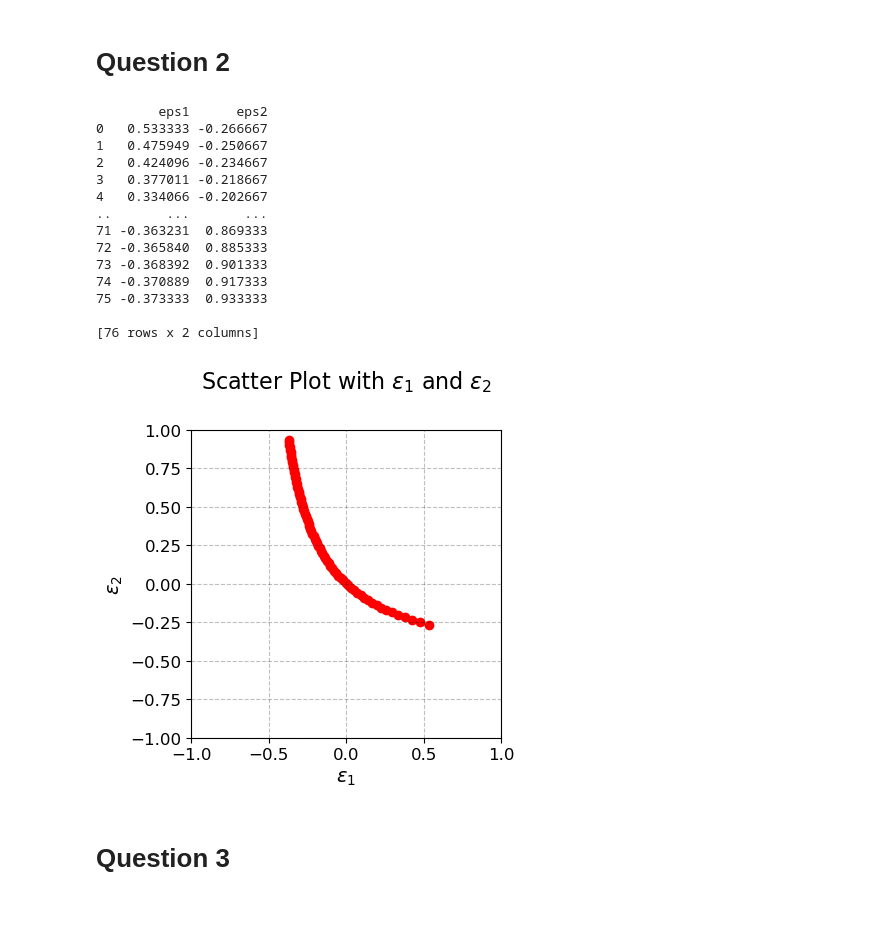
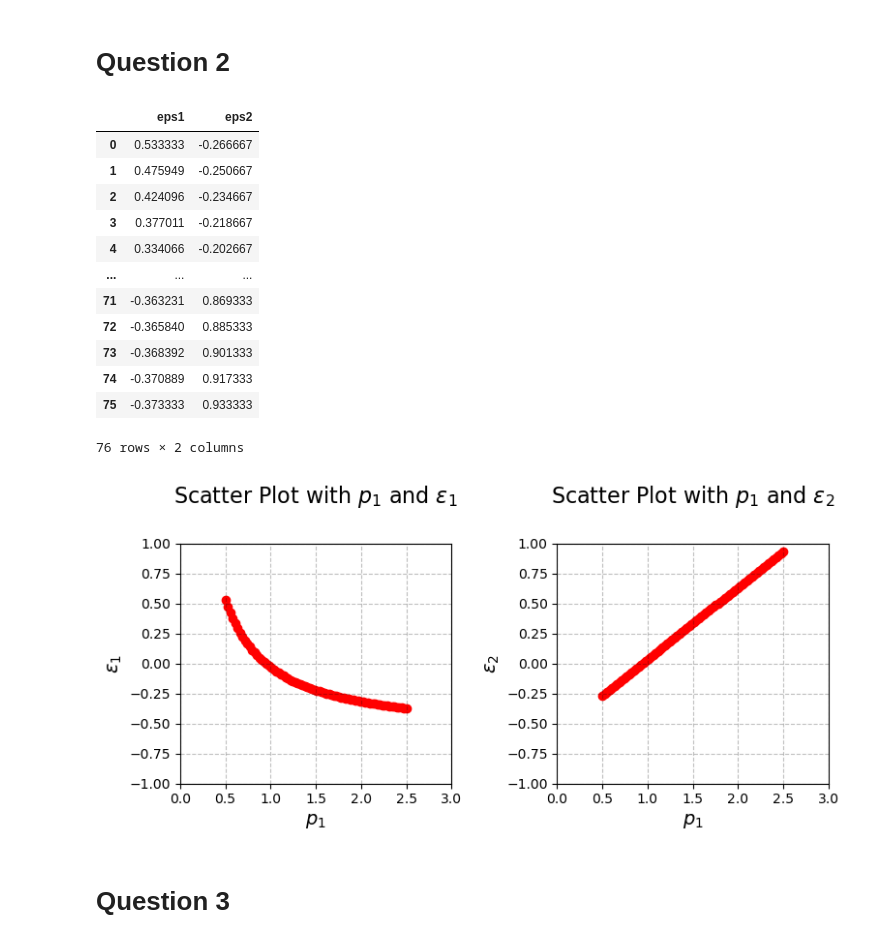
Before and after one commit to NumEconCopenhagen/projects-2024-Bertil-Nikoline-Victor, a Jupyter notebook: inauguralproject/InauguralProject2024.ipynb, the cells around one changed output. Cells and saved outputs as stored; diff of their text form; code cells hidden in the pictures; blank space fills up the shorter version.

```diff
--- a/inauguralproject/InauguralProject2024.ipynb
+++ b/inauguralproject/InauguralProject2024.ipynb
@@ -75,40 +75,50 @@ eps2 = [x[1] for x in errors]
 
 # 3. Create DataFrame with errors and print it
 df = pd.DataFrame(errors, columns=['eps1', 'eps2'])
-print(df)
+display(df)
 # %% [output]
+|  | eps1 | eps2 |
+| 0 | 0.533333 | -0.266667 |
+| 1 | 0.475949 | -0.250667 |
+| 2 | 0.424096 | -0.234667 |
+| 3 | 0.377011 | -0.218667 |
+| 4 | 0.334066 | -0.202667 |
+| ... | ... | ... |
+| 71 | -0.363231 | 0.869333 |
+| 72 | -0.365840 | 0.885333 |
+| 73 | -0.368392 | 0.901333 |
+| 74 | -0.370889 | 0.917333 |
+| 75 | -0.373333 | 0.933333 |
-        eps1      eps2
-0   0.533333 -0.266667
-1   0.475949 -0.250667
-2   0.424096 -0.234667
-3   0.377011 -0.218667
-4   0.334066 -0.202667
-..       ...       ...
-71 -0.363231  0.869333
-72 -0.365840  0.885333
-73 -0.368392  0.901333
-74 -0.370889  0.917333
-75 -0.373333  0.933333
-
-[76 rows x 2 columns]
+76 rows × 2 columns
-# %%
-# 5. Create small scatter plot for the errors
-plt.figure(figsize=(4, 4))
-
-# 5.1. Customizing plot
-plt.scatter(eps1, eps2, color='red')
-plt.title('Scatter Plot with $\epsilon_1$ and $\epsilon_2$', fontsize=16, pad=30)
-plt.xlabel('$ \epsilon_1 $', fontsize=14)
-plt.ylabel('$ \epsilon_2 $', fontsize=14)
-plt.xlim(-1, 1)
-plt.ylim(-1, 1)
-plt.tick_params(axis='both', which='major', labelsize=12)
-plt.grid(True)
-
-# 5.2. Show plot
-plt.show()
-# %% [output]
-[figure, removed]
+# %%
+
+# 4. Create a figure with two subplots side by side
+fig, (ax1, ax2) = plt.subplots(1, 2, figsize=(8, 4))
+
+# 5. Customizing plot 1
+ax1.scatter(p1, eps1, color='red')
+ax1.set_title('Scatter Plot with $p_1$ and $\epsilon_1$', fontsize=16, pad=30)
+ax1.set_xlabel('$ p_1 $', fontsize=14)
+ax1.set_ylabel('$ \epsilon_1 $', fontsize=14)
+ax1.set_xlim(0, 3)
+ax1.set_ylim(-1, 1)
+ax1.tick_params(axis='both', which='major', labelsize=10)
+
+# 6. Customizing plot 2
+ax2.scatter(p1, eps2, color='red')
+ax2.set_title('Scatter Plot with $p_1$ and $\epsilon_2$', fontsize=16, pad=30)
+ax2.set_xlabel('$ p_1 $', fontsize=14)
+ax2.set_ylabel('$ \epsilon_2 $', fontsize=14)
+ax2.set_xlim(0, 3)
+ax2.set_ylim(-1, 1)
+ax2.tick_params(axis='both', which='major', labelsize=10)
+
+# 7. Show plot
+plt.tight_layout()
+plt.grid(True)
+plt.show()
+# %% [output]
+[figure, added]
 # %% [markdown]
 # Question 3
 # %%
```
Also changed, not shown: parts of 4 cells of this notebook, 1 other file.
